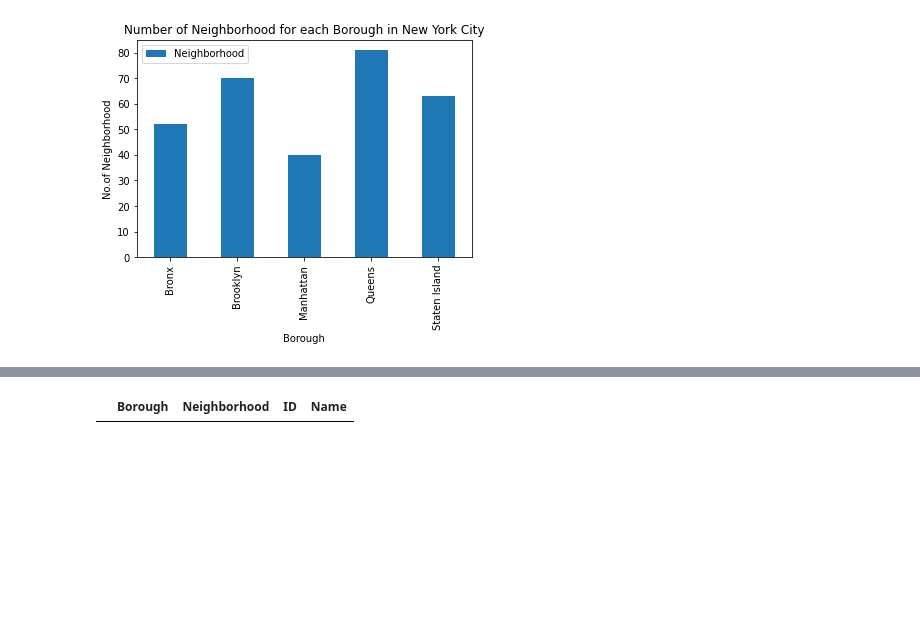
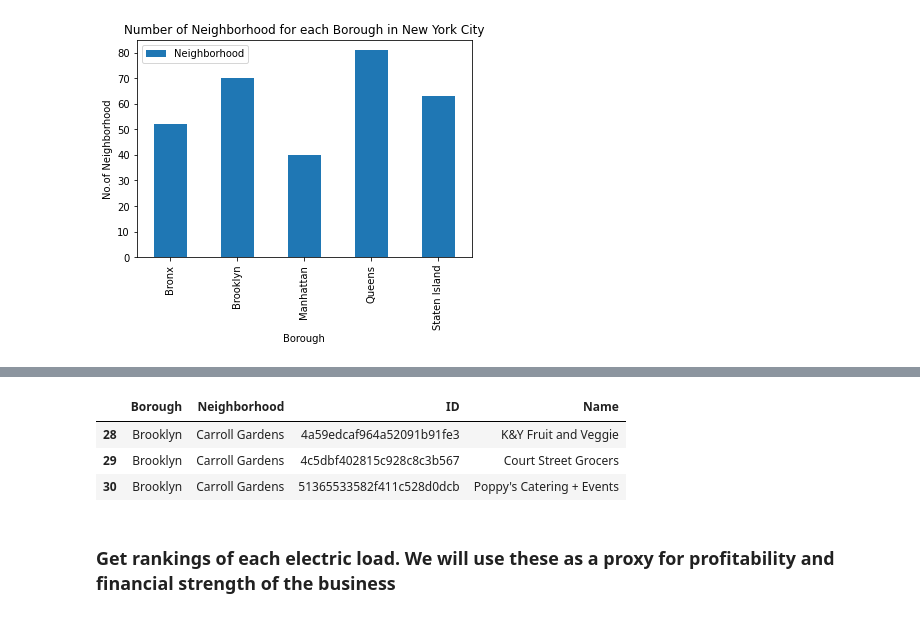
Before and after one commit to vbetanabhatla/Coursera_Capstone, a Jupyter notebook: IBM Data Science Capstone Notebook.ipynb, the cells around one changed output, grey strips where cells are left out. Cells and saved outputs as stored; diff of their text form; code cells hidden in the pictures; blank space fills up the shorter version.

```diff
--- a/IBM Data Science Capstone Notebook.ipynb
+++ b/IBM Data Science Capstone Notebook.ipynb
@@ -86,8 +86,8 @@ def get_venues(lat,lng):
 
     radius=1000
     LIMIT=100
-    CLIENT_ID = 'KLUB5M0KYOA3VGX5ESIUPKGMUMLICGN5LMDDIGKLYGRQLHC1' # your Foursquare ID
-    CLIENT_SECRET = 'FWWEJIYJWWUF15GDYH0A0EJXRZGMJL3K0WT51TA0WHY4TZU1' # your Foursquare Secret
+    CLIENT_ID = 'VWLLWX2I0GCBPDIF1A3URTZG1D3NF4XGLENBUX5NXT0KXSIF' # your Foursquare ID
+    CLIENT_SECRET = '22M0U5UJBZMOMMR0SSUVVWC5SAI5S3FKT3MSUGZMITY1L5F1' # your Foursquare Secret
     VERSION = '20201208'
 
     url = 'https://api.foursquare.com/v2/venues/explore?&client_id={}&client_secret={}&v={}&ll={},{}&radius={}&limit={}'.format(
@@ -210,7 +216,7 @@ for row in new_york_data.values.tolist():
     venues = get_venues(Latitude,Longitude)
     if venues.empty==False:
         #electric_loads=venues[venues['Category']=='School']
-        electric_loads = venues[(venues.Category == 'Shop & Service') | (venues.Category == 'School') | (venues.Category == 'Hospital')]
+        electric_loads = venues[(venues.Category == 'Shop & Service') | (venues.Category == 'School') | (venues.Category == 'Outdoors & Recreation') | (venues.Category == 'Food & Drink Shop') | (venues.Category == 'Government Building') | (venues.Category == 'Medical Center') | (venues.Category == 'College & University') | (venues.Category == 'Event') | (venues.Category == 'Stadium')  | (venues.Category == 'Arts & Entertainment') | (venues.Category == 'Travel & Transport')]
         print('(',count,'/',len(new_york_data),')','Large electric loads '+Neighborhood+', '+Borough+':'+str(len(electric_loads)))
         for load_detail in electric_loads.values.tolist():
             id, name , category=load_detail
@@ -275,7 +283,12 @@ plt.show()
 # %%
-electric_loads_ny[electric_loads_ny['Neighborhood']=='Baychester']
+electric_loads_ny[electric_loads_ny['Neighborhood']=='Carroll Gardens']
 # %% [output]
 |  | Borough | Neighborhood | ID | Name |
+| 28 | Brooklyn | Carroll Gardens | 4a59edcaf964a52091b91fe3 | K&Y Fruit and Veggie |
+| 29 | Brooklyn | Carroll Gardens | 4c5dbf402815c928c8c3b567 | Court Street Grocers |
+| 30 | Brooklyn | Carroll Gardens | 51365533582f411c528d0dcb | Poppy's Catering + Events |
+# %% [markdown]
+### Get rankings of each electric load. We will use these as a proxy for profitability and financial strength of the business
 # %%
 column_names=['Borough', 'Neighborhood', 'ID','Name','Likes','Rating','Tips']
 electric_loads_stats_ny=pd.DataFrame(columns=column_names)
```
Also changed, not shown: parts of 39 cells of this notebook.
